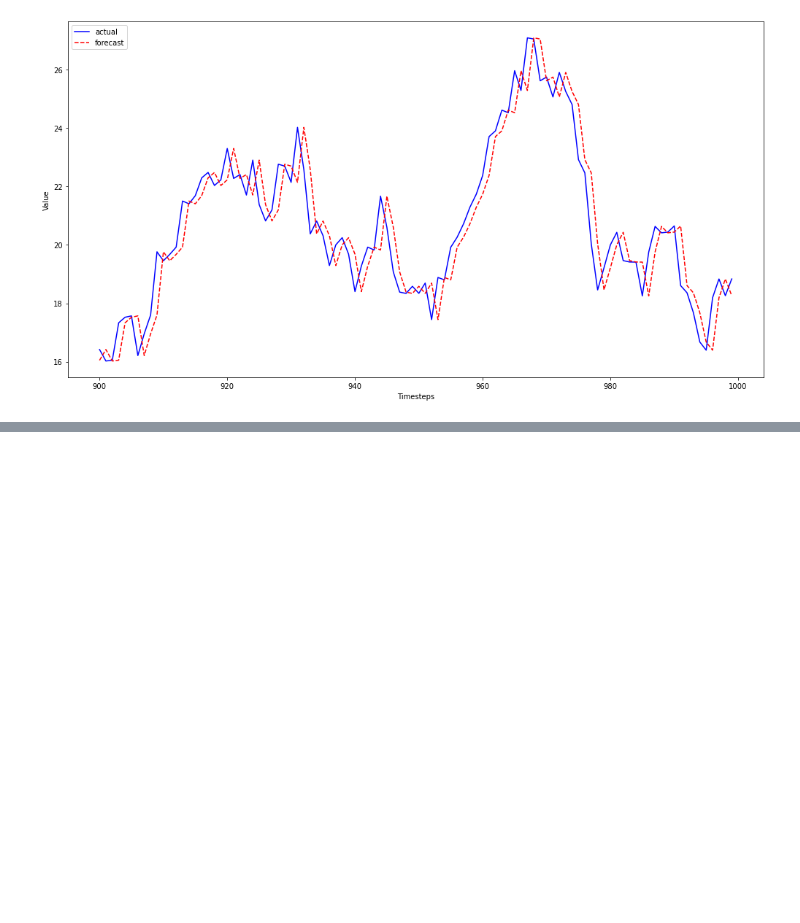
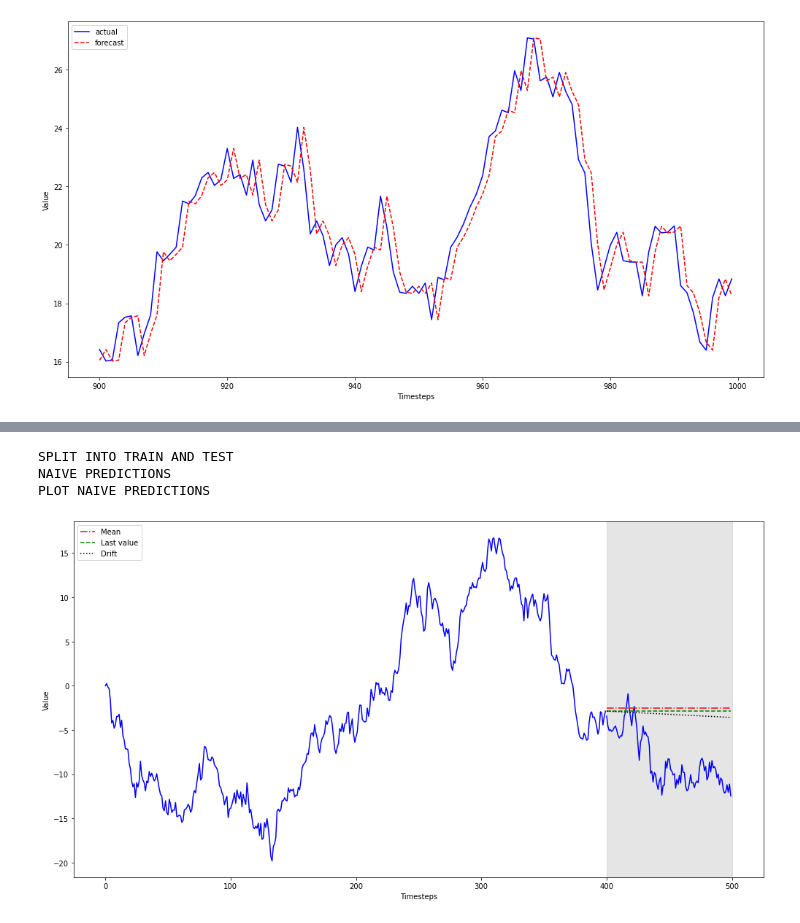
Before and after one commit to saramic/time-series-forecasting, a Jupyter notebook: ch03_random-walk.ipynb, the cells around one changed output, grey strips where cells are left out. Drawn from its saved outputs; the diff is of its cells as text; code cells hidden in the pictures; blank space fills up the shorter version.

```diff
--- a/ch03_random-walk.ipynb
+++ b/ch03_random-walk.ipynb
@@ -219,0 +271,43 @@ plt.tight_layout()
+# %%
+print("SPLIT INTO TRAIN AND TEST")
+df = pd.DataFrame({"value": random_walk})
+train = df[:400]
+test = df[400:]
+
+print("NAIVE PREDICTIONS")
+mean = np.mean(train.value)
+
+pred_df = test.copy()
+pred_df["pred_mean"] = mean
+
+last_value = train.iloc[-1].value
+pred_df["pred_last_value"] = last_value
+
+deltaX = 400 - 0
+deltaY = last_value - 0
+drift = deltaY / deltaX
+x_vals = np.arange(400, 500, 1)
+pred_drift = drift * x_vals
+pred_df["pred_drift"] = pred_drift
+
+print("PLOT NAIVE PREDICTIONS")
+fig, ax = plt.subplots()
+
+ax.plot(train.value, "b-")
+ax.plot(pred_df.value, "b-")
+ax.plot(pred_df.pred_mean, "r-.", label="Mean")
+ax.plot(pred_df.pred_last_value, "g--", label="Last value")
+ax.plot(pred_df.pred_drift, "k:", label="Drift")
+
+ax.axvspan(400, 500, color="#808080", alpha=0.2)
+ax.legend(loc=2)
+
+ax.set_xlabel("Timesteps")
+ax.set_ylabel("Value")
+
+plt.tight_layout()
+# %% [output]
+SPLIT INTO TRAIN AND TEST
+NAIVE PREDICTIONS
+PLOT NAIVE PREDICTIONS
+[figure, added]
```
Also changed, not shown: parts of 13 cells of this notebook.
